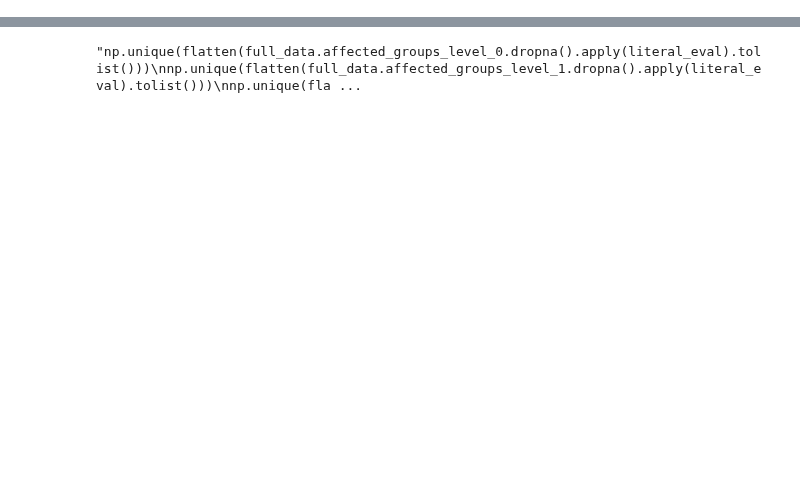
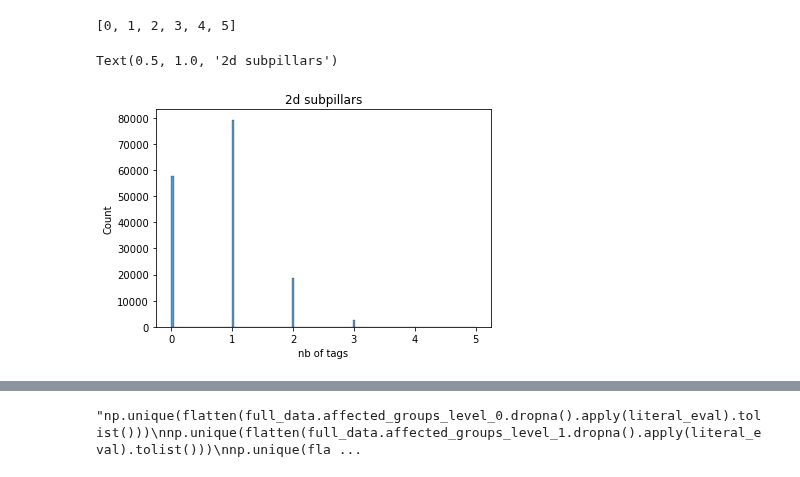
Before and after one commit to the-deep/deep-experiments, a Jupyter notebook: notebooks/models/selim/data_preprocessing_v0.7.1.ipynb, the cells around one changed output, grey strips where cells are left out. Drawn from its saved outputs; the diff is of its cells as text; code cells hidden in the pictures; blank space fills up the shorter version.

```diff
--- a/notebooks/models/selim/data_preprocessing_v0.7.1.ipynb
+++ b/notebooks/models/selim/data_preprocessing_v0.7.1.ipynb
@@ -71,0 +218,10 @@ full_data['present_prim_tags'].apply(lambda x: len(x)>0).sum() / full_data.shape
+# %%
+flat_results = full_data.pillars_2d.apply(lambda x: len(x))
+print(list(set(flat_results)))
+sns.histplot(x=flat_results)
+plt.xlabel('nb of tags')
+plt.title('2d subpillars')
+# %% [output]
+[0, 1, 2, 3, 4, 5]
+Text(0.5, 1.0, '2d subpillars')
+[figure, added]
```
Also changed, not shown: parts of 51 cells of this notebook.
